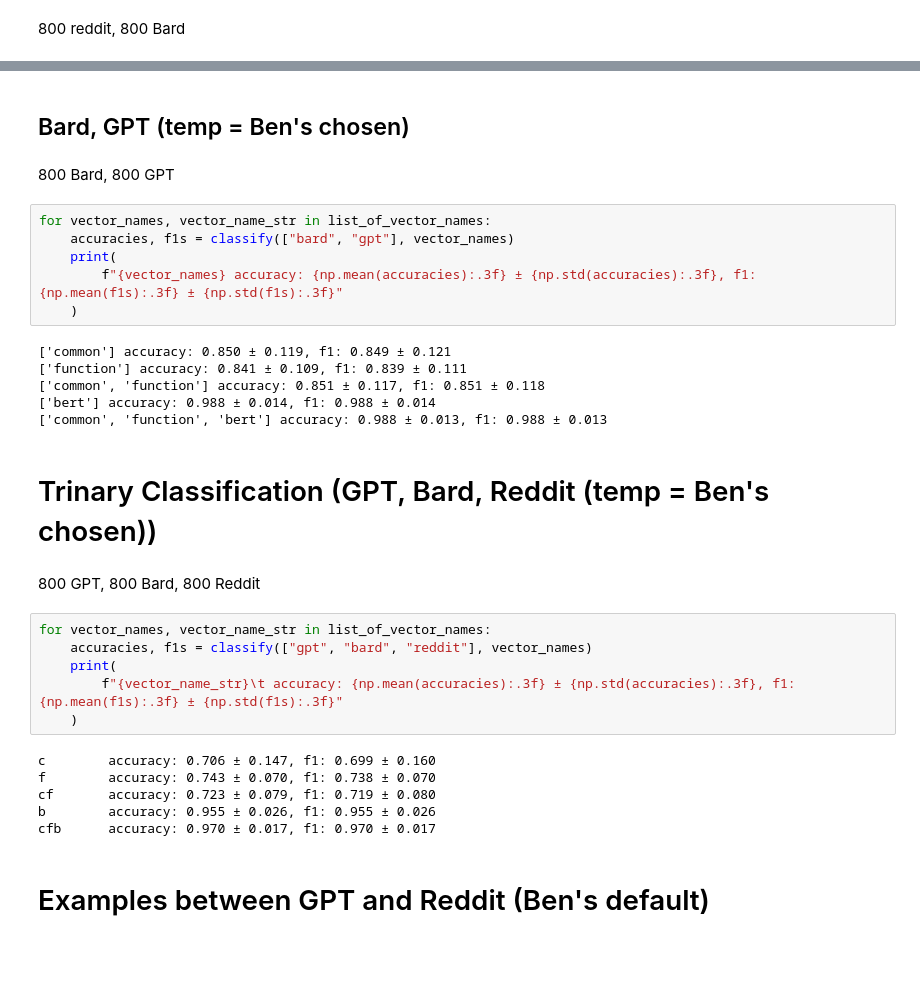
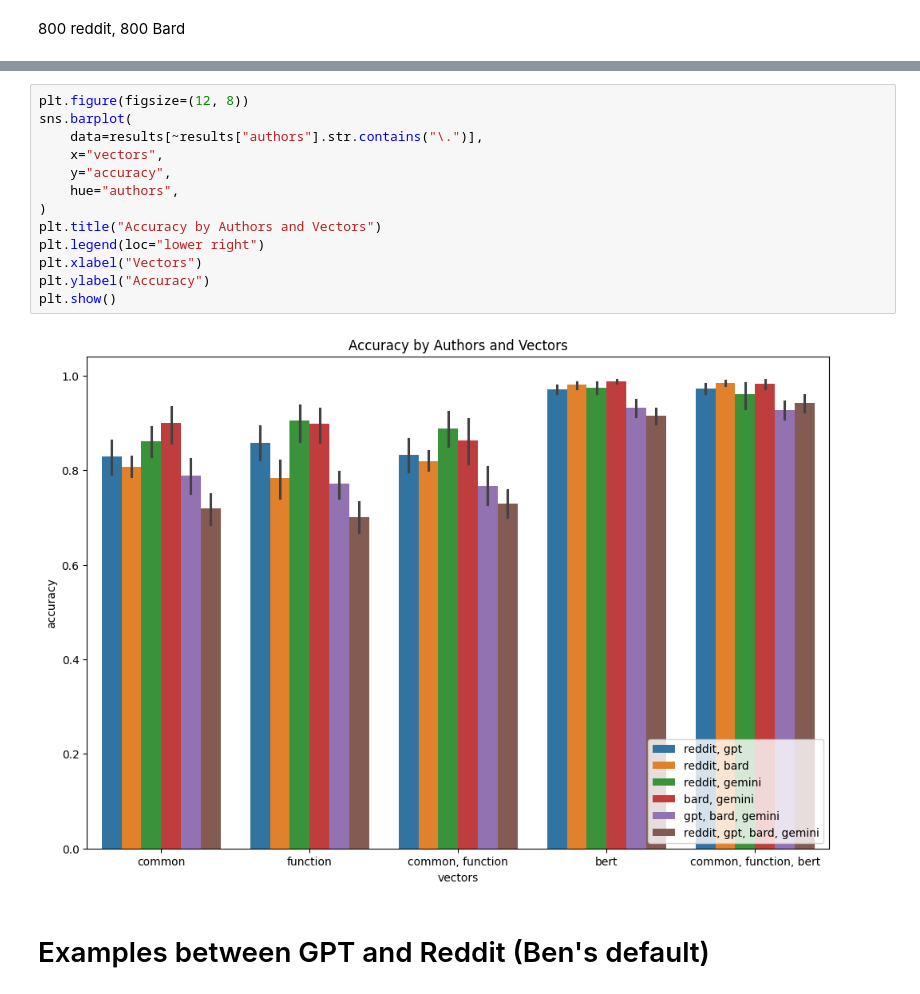
Before and after one commit to harrison-f-stropkay/llm-style, a Jupyter notebook: classification.ipynb, the cells around one changed output, grey strips where cells are left out. Drawn from its saved outputs; the diff is of its cells as text; blank space fills up the shorter version.

```diff
--- a/classification.ipynb
+++ b/classification.ipynb
@@ -247,35 +235,18 @@ for vector_names, vector_name_str in list_of_vector_names:
-# %% [markdown]
-## Bard, GPT (temp = Ben's chosen)
-# %% [markdown]
-800 Bard, 800 GPT
-# %%
-for vector_names, vector_name_str in list_of_vector_names:
-    accuracies, f1s = classify(["bard", "gpt"], vector_names)
-    print(
-        f"{vector_names} accuracy: {np.mean(accuracies):.3f} ± {np.std(accuracies):.3f}, f1: {np.mean(f1s):.3f} ± {np.std(f1s):.3f}"
-    )
-# %% [output]
-['common'] accuracy: 0.850 ± 0.119, f1: 0.849 ± 0.121
-['function'] accuracy: 0.841 ± 0.109, f1: 0.839 ± 0.111
-['common', 'function'] accuracy: 0.851 ± 0.117, f1: 0.851 ± 0.118
-['bert'] accuracy: 0.988 ± 0.014, f1: 0.988 ± 0.014
-['common', 'function', 'bert'] accuracy: 0.988 ± 0.013, f1: 0.988 ± 0.013
-# %% [markdown]
-# Trinary Classification (GPT, Bard, Reddit (temp = Ben's chosen))
-# %% [markdown]
-800 GPT, 800 Bard, 800 Reddit
-# %%
-for vector_names, vector_name_str in list_of_vector_names:
-    accuracies, f1s = classify(["gpt", "bard", "reddit"], vector_names)
-    print(
-        f"{vector_name_str}\t accuracy: {np.mean(accuracies):.3f} ± {np.std(accuracies):.3f}, f1: {np.mean(f1s):.3f} ± {np.std(f1s):.3f}"
-    )
-# %% [output]
-c        accuracy: 0.706 ± 0.147, f1: 0.699 ± 0.160
-f        accuracy: 0.743 ± 0.070, f1: 0.738 ± 0.070
-cf       accuracy: 0.723 ± 0.079, f1: 0.719 ± 0.080
-b        accuracy: 0.955 ± 0.026, f1: 0.955 ± 0.026
-cfb      accuracy: 0.970 ± 0.017, f1: 0.970 ± 0.017
+# %%
+plt.figure(figsize=(12, 8))
+sns.barplot(
+    data=results[~results["authors"].str.contains("\.")],
+    x="vectors",
+    y="accuracy",
+    hue="authors",
+)
+plt.title("Accuracy by Authors and Vectors")
+plt.legend(loc="lower right")
+plt.xlabel("Vectors")
+plt.ylabel("Accuracy")
+plt.show()
+# %% [output]
+[figure, added]
 # %% [markdown]
 # Examples between GPT and Reddit (Ben's default)
 # %% [markdown]
```
Also changed, not shown: parts of 22 cells of this notebook, 2 other files.
